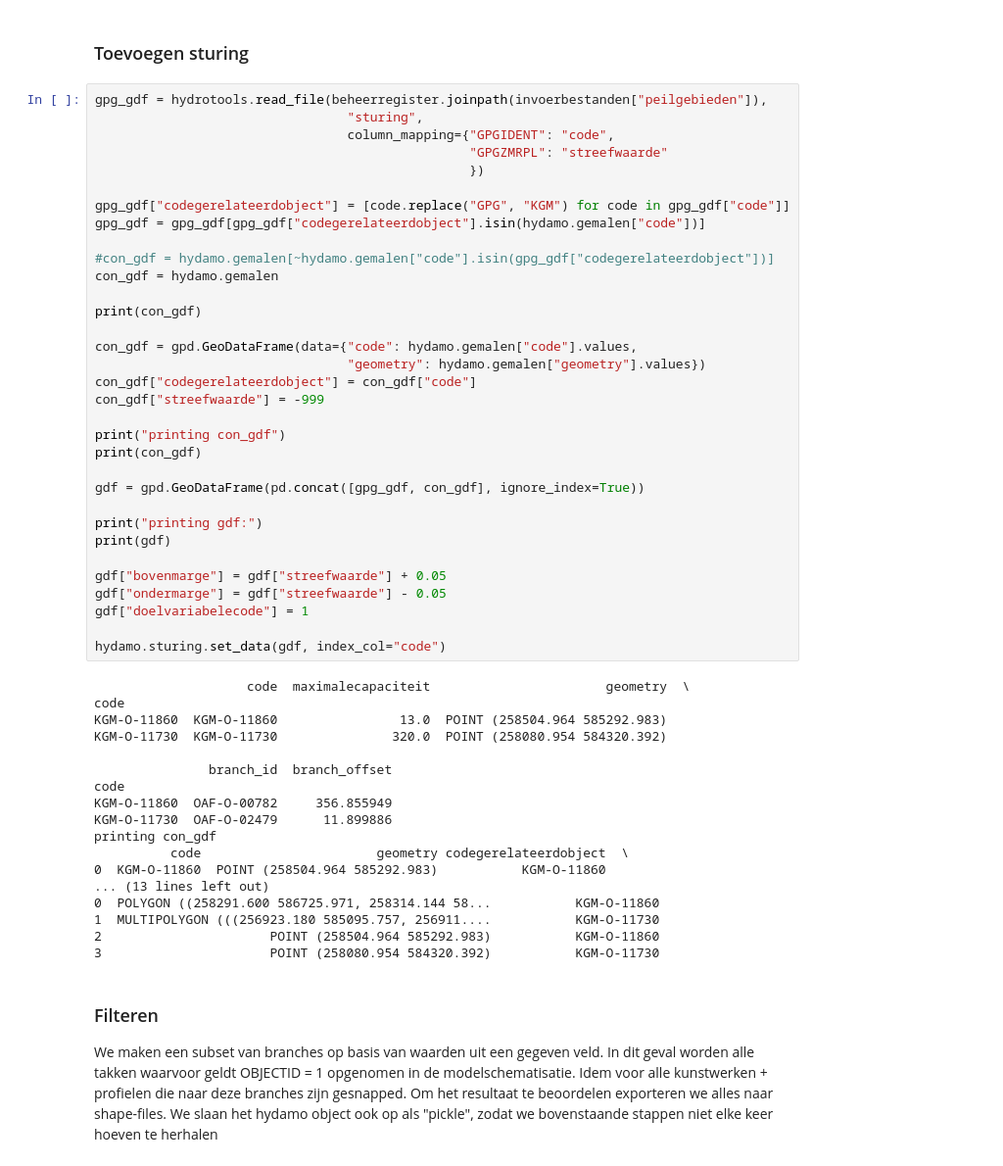
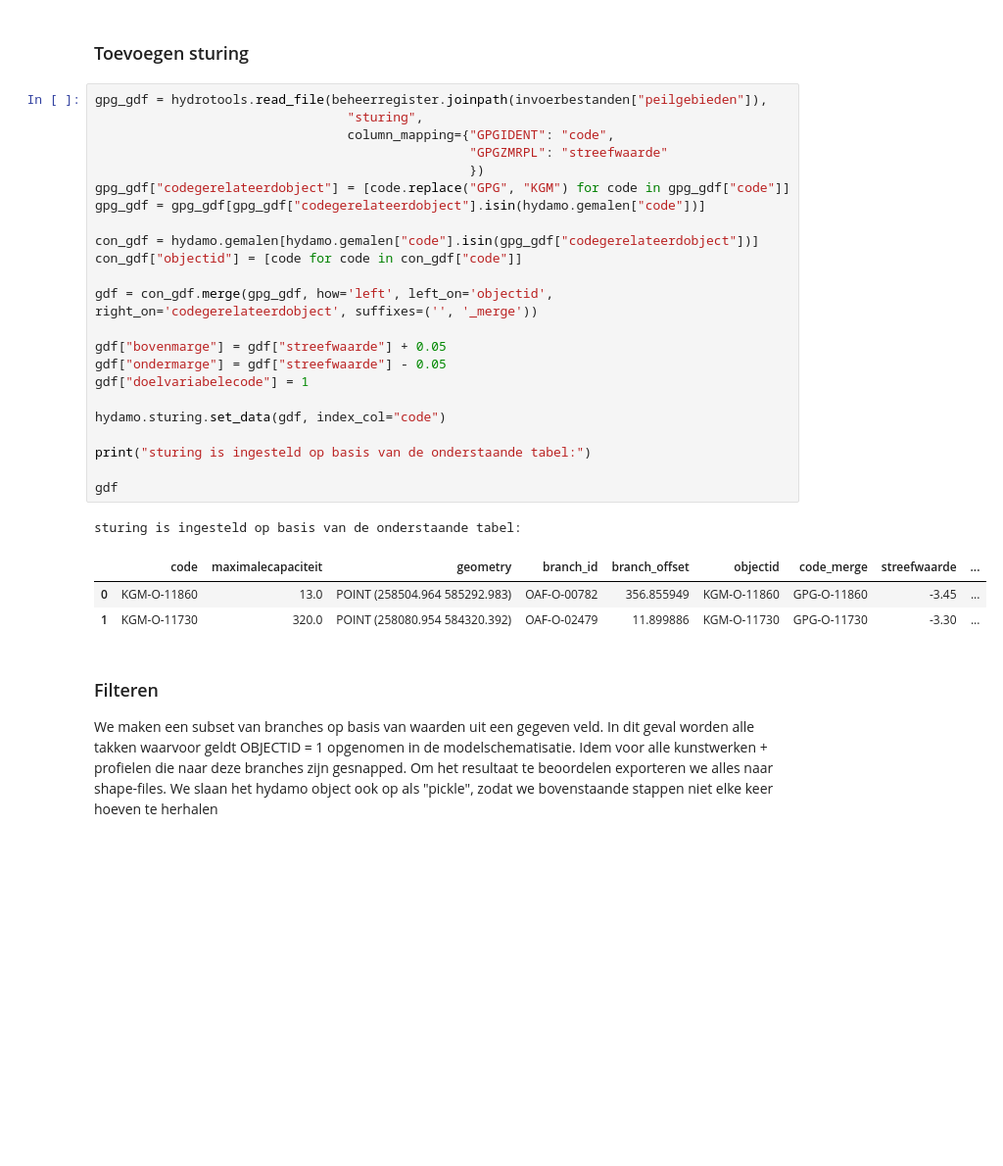
Before and after one commit to SiebeBosch/hena_pilot, a Jupyter notebook: modelbouw.ipynb, the cells around one changed output. Shown at 98% size. Cells and saved outputs as stored; diff of their text form; blank space fills up the shorter version.

Commit message:
'sturing_gemalen'

```diff
--- a/modelbouw.ipynb
+++ b/modelbouw.ipynb
@@ -465,54 +465,31 @@ hydamo.afsluitmiddel.set_data(gdf, index_col="code")
 # %%
 gpg_gdf = hydrotools.read_file(beheerregister.joinpath(invoerbestanden["peilgebieden"]),
                                  "sturing",
                                  column_mapping={"GPGIDENT": "code",
                                                  "GPGZMRPL": "streefwaarde"
                                                  })
-
 gpg_gdf["codegerelateerdobject"] = [code.replace("GPG", "KGM") for code in gpg_gdf["code"]]
 gpg_gdf = gpg_gdf[gpg_gdf["codegerelateerdobject"].isin(hydamo.gemalen["code"])]
 
-#con_gdf = hydamo.gemalen[~hydamo.gemalen["code"].isin(gpg_gdf["codegerelateerdobject"])]
-con_gdf = hydamo.gemalen
+con_gdf = hydamo.gemalen[hydamo.gemalen["code"].isin(gpg_gdf["codegerelateerdobject"])]
+con_gdf["objectid"] = [code for code in con_gdf["code"]]
 
-print(con_gdf)
-
-con_gdf = gpd.GeoDataFrame(data={"code": hydamo.gemalen["code"].values,
-                                 "geometry": hydamo.gemalen["geometry"].values})
-con_gdf["codegerelateerdobject"] = con_gdf["code"]
-con_gdf["streefwaarde"] = -999
-
-print("printing con_gdf")
-print(con_gdf)
-
-gdf = gpd.GeoDataFrame(pd.concat([gpg_gdf, con_gdf], ignore_index=True))
-
-print("printing gdf:")
-print(gdf)
+gdf = con_gdf.merge(gpg_gdf, how='left', left_on='objectid', right_on='codegerelateerdobject', suffixes=('', '_merge'))
 
 gdf["bovenmarge"] = gdf["streefwaarde"] + 0.05
 gdf["ondermarge"] = gdf["streefwaarde"] - 0.05
 gdf["doelvariabelecode"] = 1
 
 hydamo.sturing.set_data(gdf, index_col="code")
+
+print("sturing is ingesteld op basis van de onderstaande tabel:")
+
+gdf
 # %% [output]
-                    code  maximalecapaciteit                       geometry  \
-code
-KGM-O-11860  KGM-O-11860                13.0  POINT (258504.964 585292.983)
-KGM-O-11730  KGM-O-11730               320.0  POINT (258080.954 584320.392)
-
-               branch_id  branch_offset
-code
-KGM-O-11860  OAF-O-00782     356.855949
-KGM-O-11730  OAF-O-02479      11.899886
-printing con_gdf
-          code                       geometry codegerelateerdobject  \
-0  KGM-O-11860  POINT (258504.964 585292.983)           KGM-O-11860
-... (13 lines left out)
-0  POLYGON ((258291.600 586725.971, 258314.144 58...           KGM-O-11860
-1  MULTIPOLYGON (((256923.180 585095.757, 256911....           KGM-O-11730
-2                      POINT (258504.964 585292.983)           KGM-O-11860
-3                      POINT (258080.954 584320.392)           KGM-O-11730
+sturing is ingesteld op basis van de onderstaande tabel:
+|  | code | maximalecapaciteit | geometry | branch_id | branch_offset | objectid | code_merge | streefwaarde | ... |
+| 0 | KGM-O-11860 | 13.0 | POINT (258504.964 585292.983) | OAF-O-00782 | 356.855949 | KGM-O-11860 | GPG-O-11860 | -3.45 | ... |
+| 1 | KGM-O-11730 | 320.0 | POINT (258080.954 584320.392) | OAF-O-02479 | 11.899886 | KGM-O-11730 | GPG-O-11730 | -3.30 | ... |
 # %% [markdown]
 ### Filteren
 
```
Also changed, not shown: parts of 3 cells of this notebook, 13 other files.
